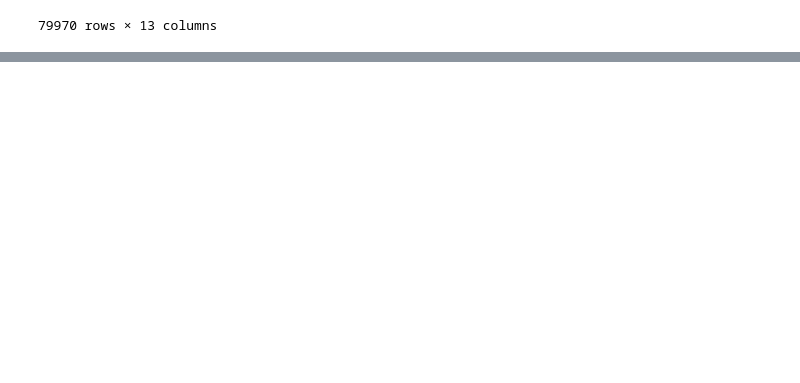
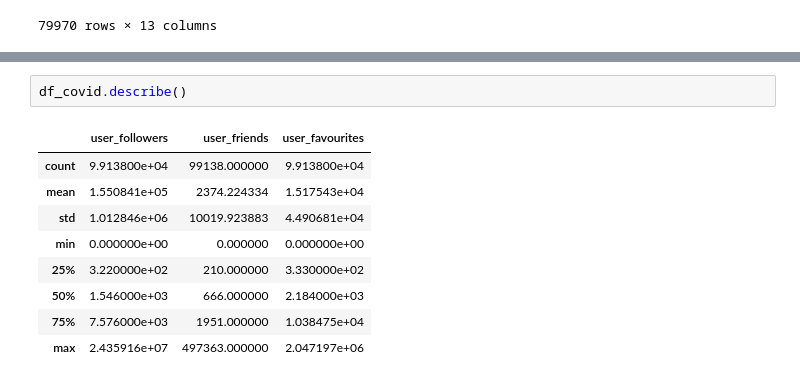
Before and after one commit to Jacobo24/Datasets_COVID, a Jupyter notebook: covid.ipynb, the cells around one changed output, grey strips where cells are left out. Drawn from its saved outputs; the diff is of its cells as text; blank space fills up the shorter version.

```diff
--- a/covid.ipynb
+++ b/covid.ipynb
@@ -117,0 +148,12 @@ df_tweets.drop(df_tweets.dropna().index)
+# %%
+df_covid.describe()
+# %% [output]
+|  | user_followers | user_friends | user_favourites |
+| count | 9.913800e+04 | 99138.000000 | 9.913800e+04 |
+| mean | 1.550841e+05 | 2374.224334 | 1.517543e+04 |
+| std | 1.012846e+06 | 10019.923883 | 4.490681e+04 |
+| min | 0.000000e+00 | 0.000000 | 0.000000e+00 |
+| 25% | 3.220000e+02 | 210.000000 | 3.330000e+02 |
+| 50% | 1.546000e+03 | 666.000000 | 2.184000e+03 |
+| 75% | 7.576000e+03 | 1951.000000 | 1.038475e+04 |
+| max | 2.435916e+07 | 497363.000000 | 2.047197e+06 |
```
Also changed, not shown: parts of 13 cells of this notebook.
